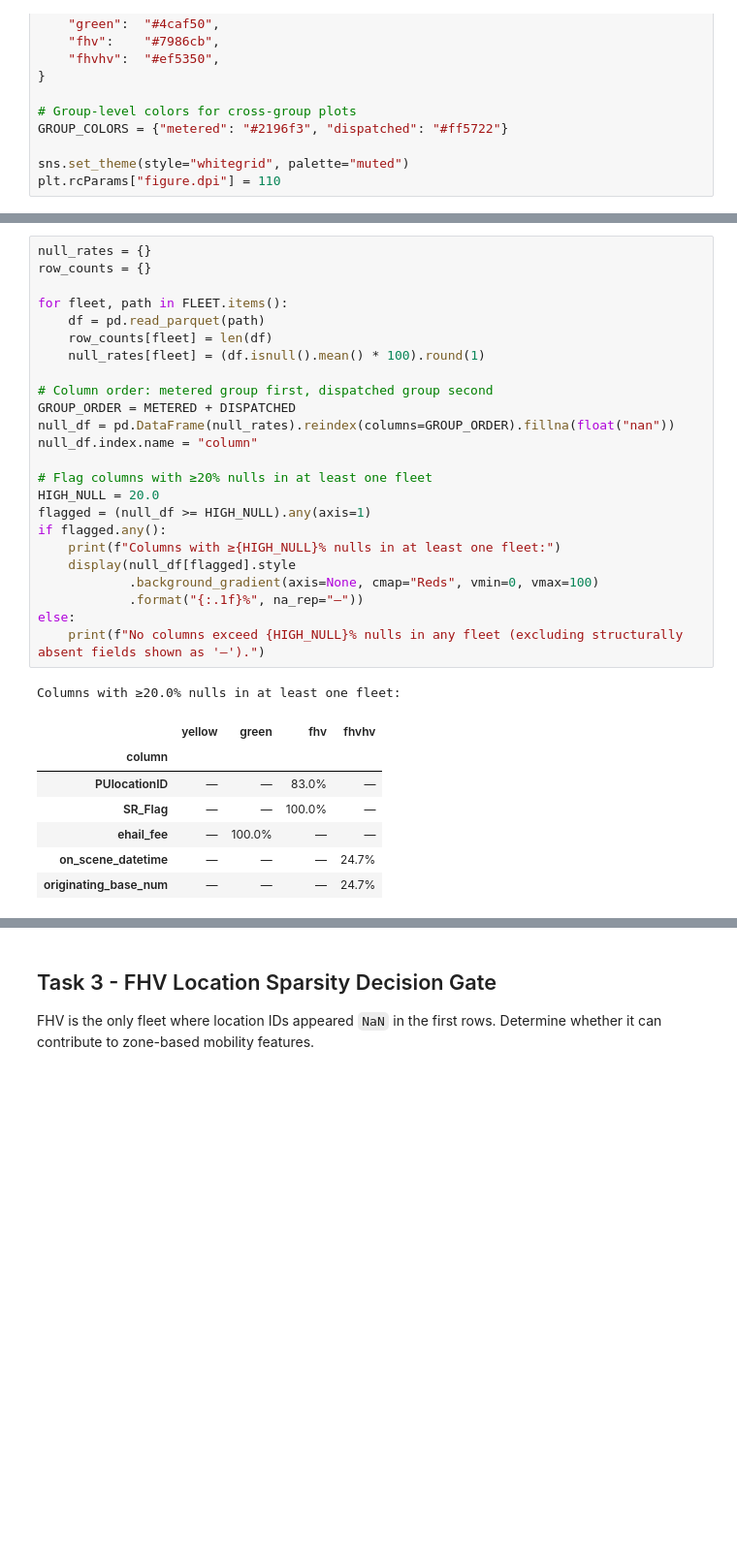
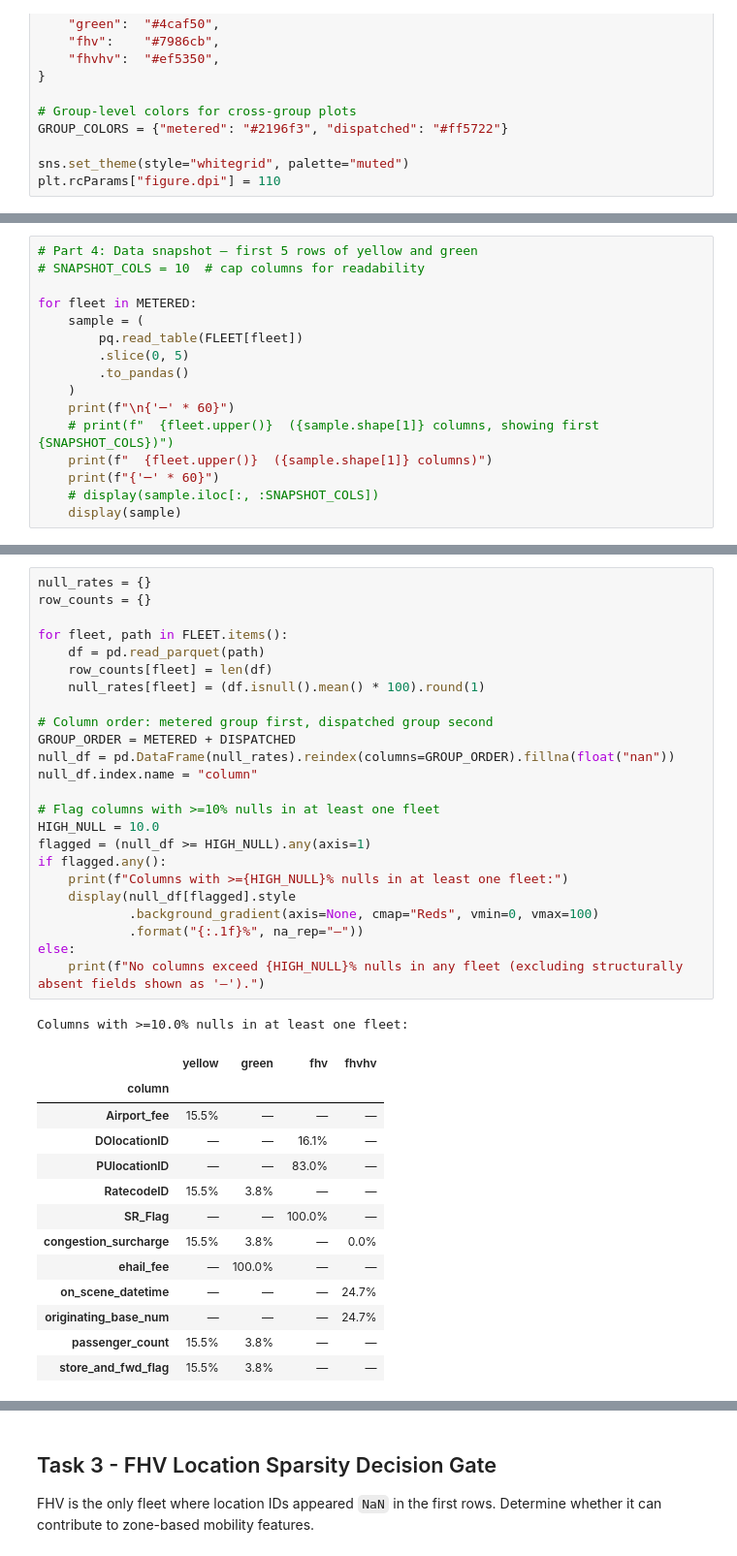
Before and after one commit to tungtt/cab-cravings, a Jupyter notebook: notebooks/01_tlc_eda.ipynb, the cells around one changed output, grey strips where cells are left out. Shown at 97% size. Drawn from its saved outputs; the diff is of its cells as text; blank space fills up the shorter version.

```diff
--- a/notebooks/01_tlc_eda.ipynb
+++ b/notebooks/01_tlc_eda.ipynb
@@ -212,3 +214,19 @@ display(CROSS_GROUP_CORE)
 | base fare | fare_amount (taximeter rate) | base_passenger_fare (dynamic pric... | Analogous, NOT equivalent — diffe... |
 | trip distance | trip_distance (taximeter-reported... | trip_miles (GPS-based, fhvhv only... | Same unit (miles), different meas... |
 | congestion surcharge | congestion_surcharge + cbd_conges... | congestion_surcharge + cbd_conges... | Yes for fhvhv; absent in fhv |
+# %%
+# Part 4: Data snapshot — first 5 rows of yellow and green
+# SNAPSHOT_COLS = 10  # cap columns for readability
+
+for fleet in METERED:
+    sample = (
+        pq.read_table(FLEET[fleet])
+        .slice(0, 5)
+        .to_pandas()
+    )
+    print(f"\n{'─' * 60}")
+    # print(f"  {fleet.upper()}  ({sample.shape[1]} columns, showing first {SNAPSHOT_COLS})")
+    print(f"  {fleet.upper()}  ({sample.shape[1]} columns)")
+    print(f"{'─' * 60}")
+    # display(sample.iloc[:, :SNAPSHOT_COLS])
+    display(sample)
@@ -219,36 +257,42 @@ Per-column null rates for every file. Heatmap **columns ordered by fleet group**
 # %%
 null_rates = {}
 row_counts = {}
 
 for fleet, path in FLEET.items():
     df = pd.read_parquet(path)
     row_counts[fleet] = len(df)
     null_rates[fleet] = (df.isnull().mean() * 100).round(1)
 
 # Column order: metered group first, dispatched group second
 GROUP_ORDER = METERED + DISPATCHED
 null_df = pd.DataFrame(null_rates).reindex(columns=GROUP_ORDER).fillna(float("nan"))
 null_df.index.name = "column"
 
-# Flag columns with ≥20% nulls in at least one fleet
-HIGH_NULL = 20.0
+# Flag columns with >=10% nulls in at least one fleet
+HIGH_NULL = 10.0
 flagged = (null_df >= HIGH_NULL).any(axis=1)
 if flagged.any():
-    print(f"Columns with ≥{HIGH_NULL}% nulls in at least one fleet:")
+    print(f"Columns with >={HIGH_NULL}% nulls in at least one fleet:")
     display(null_df[flagged].style
             .background_gradient(axis=None, cmap="Reds", vmin=0, vmax=100)
             .format("{:.1f}%", na_rep="—"))
 else:
     print(f"No columns exceed {HIGH_NULL}% nulls in any fleet (excluding structurally absent fields shown as '—').")
 # %% [output]
-Columns with ≥20.0% nulls in at least one fleet:
+Columns with >=10.0% nulls in at least one fleet:
 |  | yellow | green | fhv | fhvhv |
 | column |  |  |  |  |
+| Airport_fee | 15.5% | — | — | — |
+| DOlocationID | — | — | 16.1% | — |
 | PUlocationID | — | — | 83.0% | — |
+| RatecodeID | 15.5% | 3.8% | — | — |
 | SR_Flag | — | — | 100.0% | — |
+| congestion_surcharge | 15.5% | 3.8% | — | 0.0% |
 | ehail_fee | — | 100.0% | — | — |
 | on_scene_datetime | — | — | — | 24.7% |
 | originating_base_num | — | — | — | 24.7% |
+| passenger_count | 15.5% | 3.8% | — | — |
+| store_and_fwd_flag | 15.5% | 3.8% | — | — |
 # %%
 # Null heatmap — columns grouped: metered | dispatched
 # NaN cells (field absent from that fleet) rendered in light grey to distinguish
```
Also changed, not shown: parts of 14 cells of this notebook, 7 other files.
